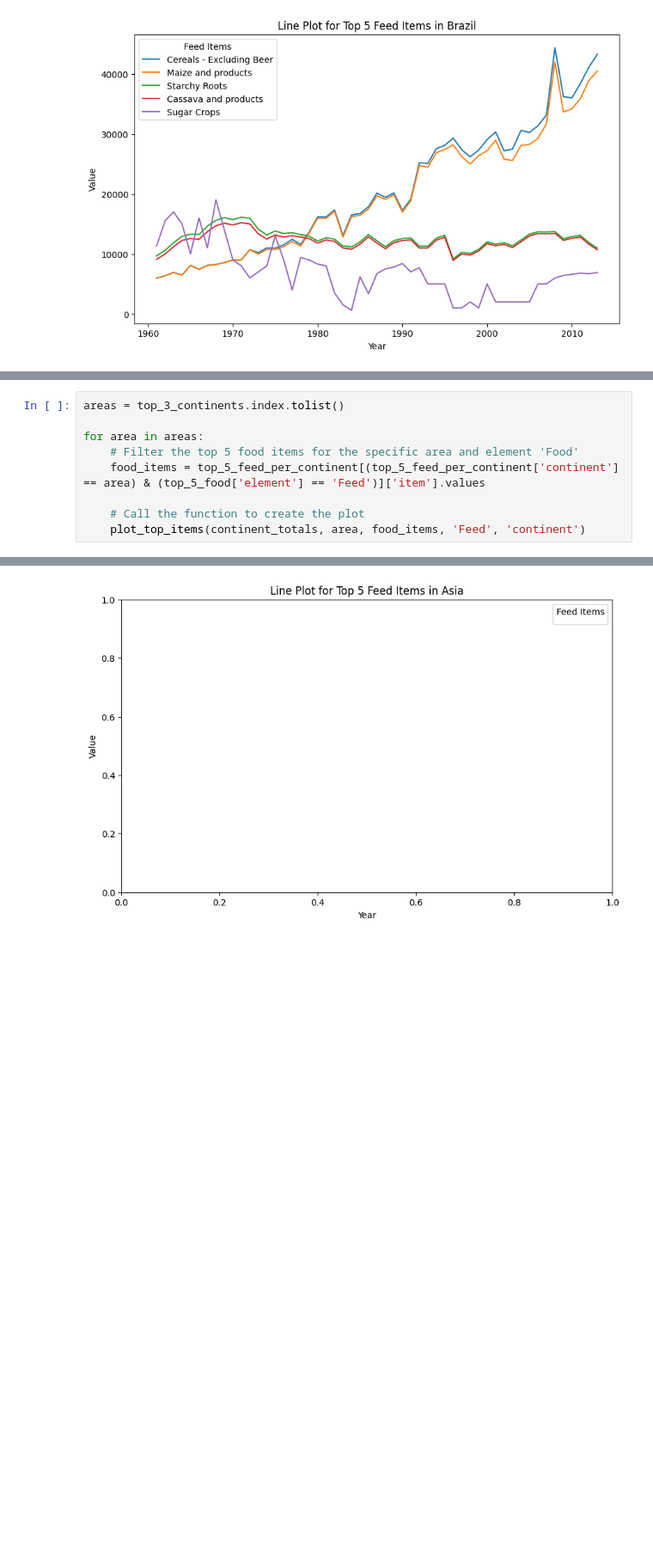
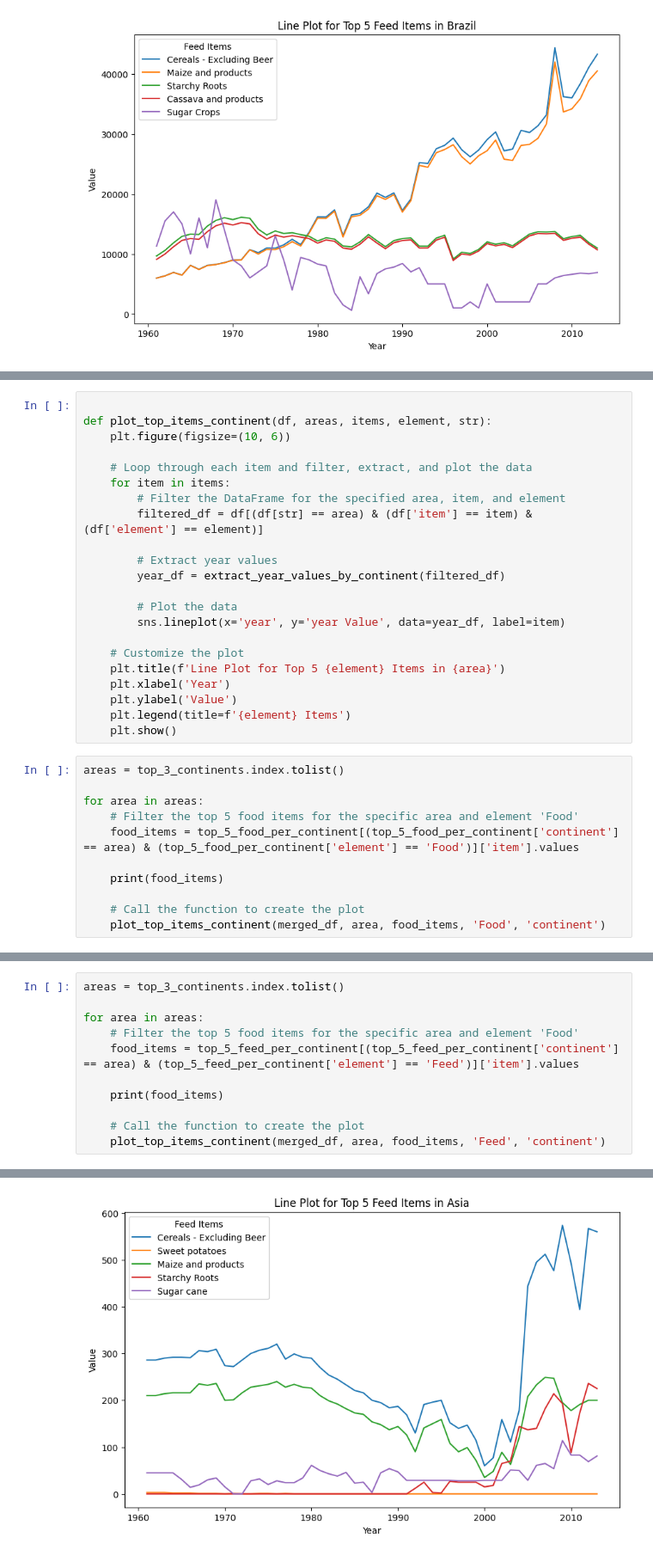
Before and after one commit to JoshuaEntrata/DataViz_Assessment1, a Jupyter notebook: line_plot.ipynb, the cells around one changed output, grey strips where cells are left out. Shown at 86% size. Drawn from its saved outputs; the diff is of its cells as text; blank space fills up the shorter version.

Commit message:
running top 5 per continent
- issue = values per year

```diff
--- a/line_plot.ipynb
+++ b/line_plot.ipynb
@@ -219,0 +188,33 @@ print(continent_totals)
+# %%
+
+def plot_top_items_continent(df, areas, items, element, str):
+    plt.figure(figsize=(10, 6))
+
+    # Loop through each item and filter, extract, and plot the data
+    for item in items:
+        # Filter the DataFrame for the specified area, item, and element
+        filtered_df = df[(df[str] == area) & (df['item'] == item) & (df['element'] == element)]
+
+        # Extract year values
+        year_df = extract_year_values_by_continent(filtered_df)
+
+        # Plot the data
+        sns.lineplot(x='year', y='year Value', data=year_df, label=item)
+
+    # Customize the plot
+    plt.title(f'Line Plot for Top 5 {element} Items in {area}')
+    plt.xlabel('Year')
+    plt.ylabel('Value')
+    plt.legend(title=f'{element} Items')
+    plt.show()
+# %%
+areas = top_3_continents.index.tolist()
+
+for area in areas:
+    # Filter the top 5 food items for the specific area and element 'Food'
+    food_items = top_5_food_per_continent[(top_5_food_per_continent['continent'] == area) & (top_5_food_per_continent['element'] == 'Food')]['item'].values
+
+    print(food_items)
+
+    # Call the function to create the plot
+    plot_top_items_continent(merged_df, area, food_items, 'Food', 'continent')
@@ -222,8 +233,10 @@ areas = top_3_continents.index.tolist()
 
 for area in areas:
     # Filter the top 5 food items for the specific area and element 'Food'
-    food_items = top_5_feed_per_continent[(top_5_feed_per_continent['continent'] == area) & (top_5_food['element'] == 'Feed')]['item'].values
+    food_items = top_5_feed_per_continent[(top_5_feed_per_continent['continent'] == area) & (top_5_feed_per_continent['element'] == 'Feed')]['item'].values
+
+    print(food_items)
 
     # Call the function to create the plot
-    plot_top_items(continent_totals, area, food_items, 'Feed', 'continent')
+    plot_top_items_continent(merged_df, area, food_items, 'Feed', 'continent')
 # %% [output]
@@ -231 +245 @@ No artists with labels found to put in legend.  Note that artists whose label st
-[figure, old version]
+[figure, new version]
```
Also changed, not shown: parts of 8 cells of this notebook.
